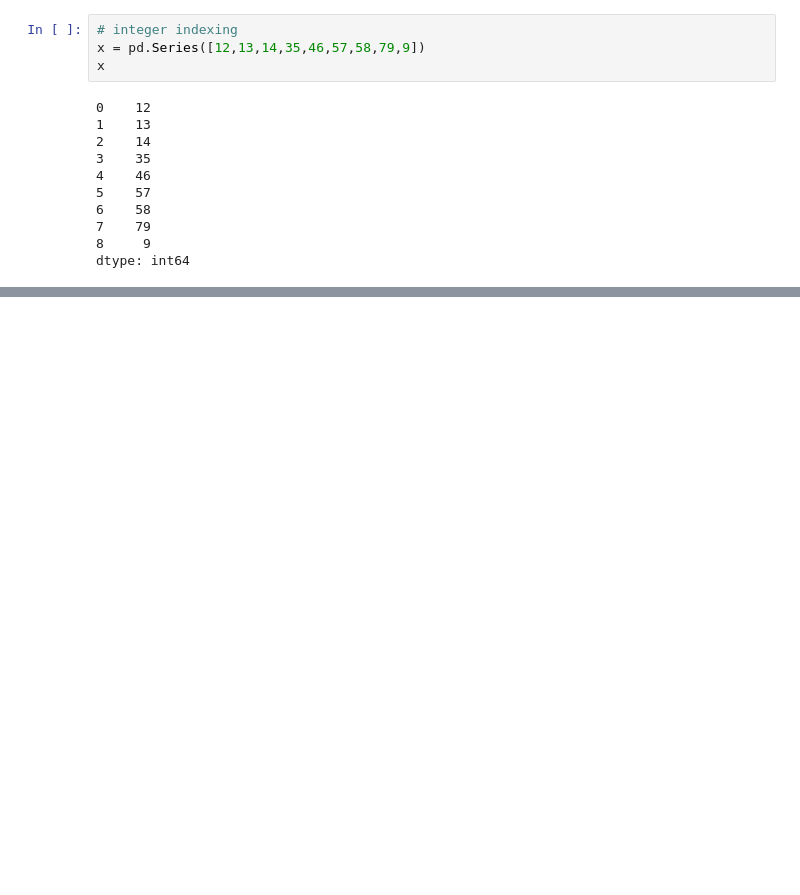
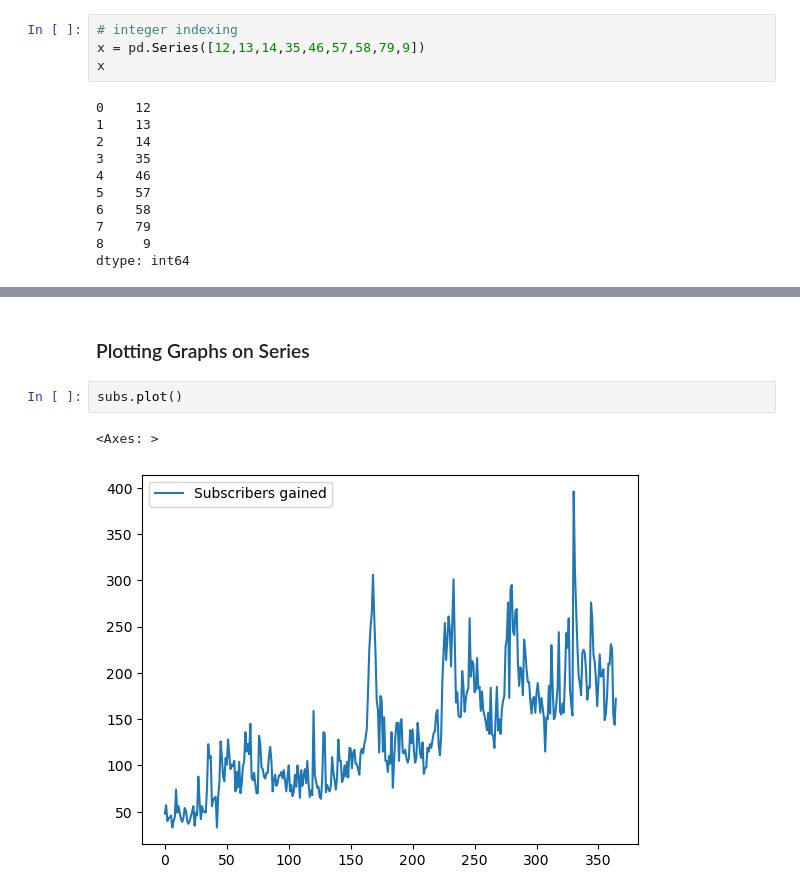
Before and after one commit to manishkumarmj/100_days_ml, a Jupyter notebook: Data visualization/pandas/session_16/session_16.ipynb, the cells around one changed output, grey strips where cells are left out. Drawn from its saved outputs; the diff is of its cells as text; blank space fills up the shorter version.

```diff
--- a/Data visualization/pandas/session_16/session_16.ipynb
+++ b/Data visualization/pandas/session_16/session_16.ipynb
@@ -434,0 +804,7 @@ dtype: int64
+# %% [markdown]
+### Plotting Graphs on Series
+# %%
+subs.plot()
+# %% [output]
+<Axes: >
+[figure, added]
```
Also changed, not shown: parts of 84 cells of this notebook, 1 other file.
